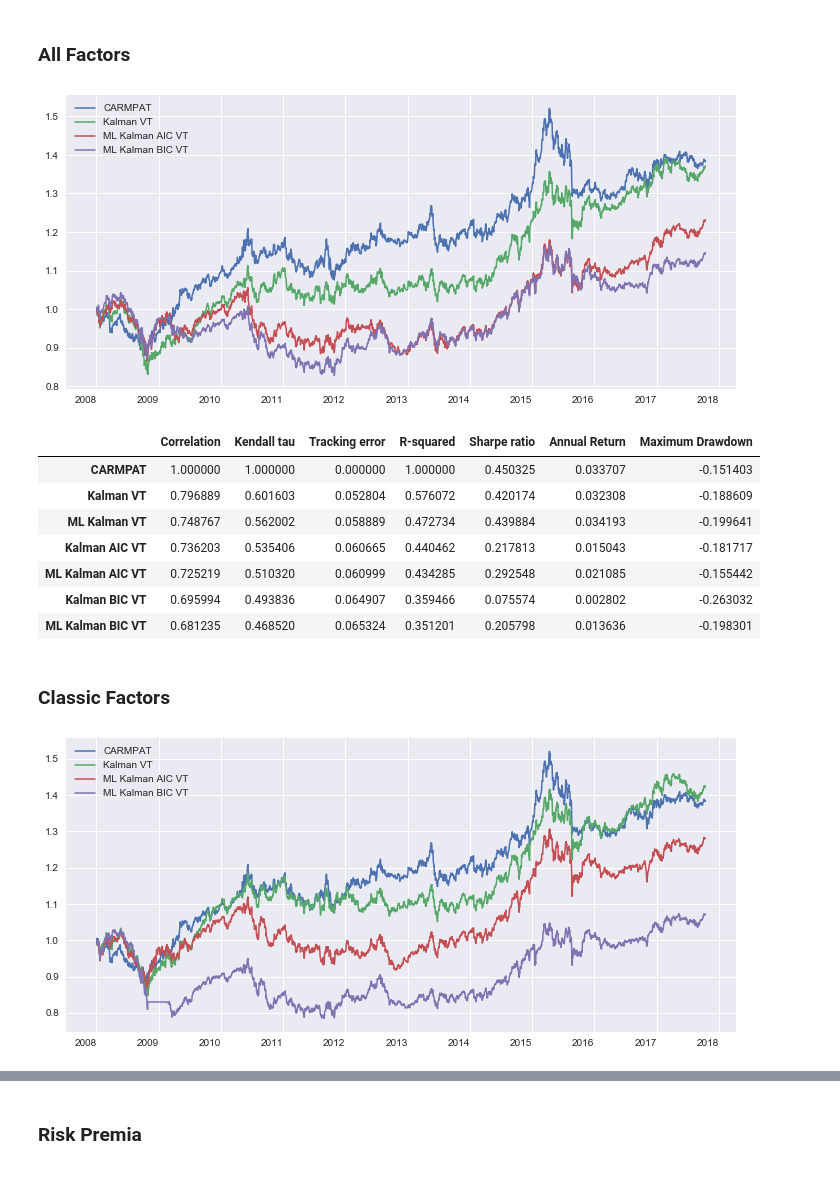
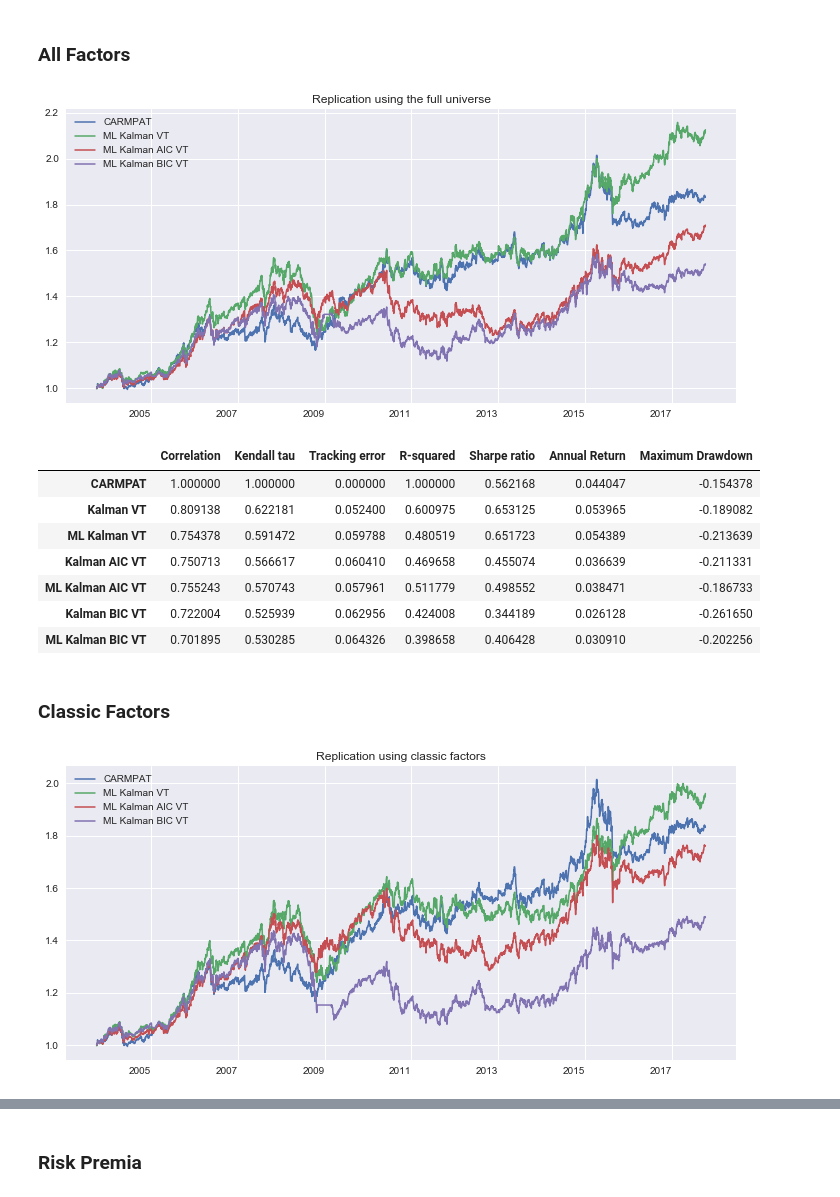
Before and after one commit to gwigniolle/Hedge-Fund-Replication, a Jupyter notebook: Replication CARMPAT Universe Impact.ipynb, the cells around one changed output, grey strips where cells are left out. Saved outputs shown, nothing was run; the diff lists cells and outputs as text; code cells hidden in the pictures.

Commit message:
new replications

```diff
--- a/Replication CARMPAT Universe Impact.ipynb
+++ b/Replication CARMPAT Universe Impact.ipynb
@@ -231,37 +252,40 @@ Wall time: 33.7 s
 # %% [markdown]
 ### All Factors
 # %%
-df_res_voladj = df_res_voladj.loc['2008':'2017-10-13']
+start = '2003'
+df_res_voladj = df_res_voladj.dropna().loc[start:'2017-10-13']
 df_res_voladj = (df_res_voladj / df_res_voladj.iloc[0])
-df_res_voladj[[fund_name, 'Kalman VT', 'ML Kalman AIC VT', 'ML Kalman BIC VT']].plot(figsize=(12,6), rot=0, linewidth=1.5)
+df_res_voladj[[fund_name, 'ML Kalman VT', 'ML Kalman AIC VT', 'ML Kalman BIC VT']].plot(figsize=(12,6), rot=0, linewidth=1.5,
+                                                                        title='Replication using the full universe')
 df_res_volperfadj = df_res_voladj[[fund_name]].copy()
 temp = df_res_voladj.drop(fund_name, axis=1)
 df_res_volperfadj[temp.columns]= make_ER(temp, 2 + 0 * US_rate)
 # %% [output]
-[figure, old version]
+[figure, new version]
 # %%
 df_stat_vol = replication_stats(df_res_voladj, fund_name=fund_name)
 df_stat_vol
 # %% [output]
 |  | Correlation | Kendall tau | Tracking error | R-squared | Sharpe ratio | Annual Return | Maximum Drawdown |
-| CARMPAT | 1.000000 | 1.000000 | 0.000000 | 1.000000 | 0.450325 | 0.033707 | -0.151403 |
-| Kalman VT | 0.796889 | 0.601603 | 0.052804 | 0.576072 | 0.420174 | 0.032308 | -0.188609 |
-| ML Kalman VT | 0.748767 | 0.562002 | 0.058889 | 0.472734 | 0.439884 | 0.034193 | -0.199641 |
-| Kalman AIC VT | 0.736203 | 0.535406 | 0.060665 | 0.440462 | 0.217813 | 0.015043 | -0.181717 |
-| ML Kalman AIC VT | 0.725219 | 0.510320 | 0.060999 | 0.434285 | 0.292548 | 0.021085 | -0.155442 |
-| Kalman BIC VT | 0.695994 | 0.493836 | 0.064907 | 0.359466 | 0.075574 | 0.002802 | -0.263032 |
-| ML Kalman BIC VT | 0.681235 | 0.468520 | 0.065324 | 0.351201 | 0.205798 | 0.013636 | -0.198301 |
+| CARMPAT | 1.000000 | 1.000000 | 0.000000 | 1.000000 | 0.562168 | 0.044047 | -0.154378 |
+| Kalman VT | 0.809138 | 0.622181 | 0.052400 | 0.600975 | 0.653125 | 0.053965 | -0.189082 |
+| ML Kalman VT | 0.754378 | 0.591472 | 0.059788 | 0.480519 | 0.651723 | 0.054389 | -0.213639 |
+| Kalman AIC VT | 0.750713 | 0.566617 | 0.060410 | 0.469658 | 0.455074 | 0.036639 | -0.211331 |
+| ML Kalman AIC VT | 0.755243 | 0.570743 | 0.057961 | 0.511779 | 0.498552 | 0.038471 | -0.186733 |
+| Kalman BIC VT | 0.722004 | 0.525939 | 0.062956 | 0.424008 | 0.344189 | 0.026128 | -0.261650 |
+| ML Kalman BIC VT | 0.701895 | 0.530285 | 0.064326 | 0.398658 | 0.406428 | 0.030910 | -0.202256 |
 # %% [markdown]
 ### Classic Factors
 # %%
-df_res_voladj_fut = df_res_voladj_fut.loc['2008':'2017-10-13']
+df_res_voladj_fut = df_res_voladj_fut.dropna().loc[start:'2017-10-13']
 df_res_voladj_fut = (df_res_voladj_fut / df_res_voladj_fut.iloc[0])
-df_res_voladj_fut[[fund_name, 'Kalman VT', 'ML Kalman AIC VT', 'ML Kalman BIC VT']].plot(figsize=(12,6), rot=0, linewidth=1.5)
+df_res_voladj_fut[[fund_name, 'ML Kalman VT', 'ML Kalman AIC VT', 'ML Kalman BIC VT']].plot(figsize=(12,6), rot=0, linewidth=1.5,
+                                                                        title='Replication using classic factors')
 df_res_volperfadj_fut = df_res_voladj_fut[[fund_name]].copy()
 temp = df_res_voladj_fut.drop(fund_name, axis=1)
 df_res_volperfadj_fut[temp.columns]= make_ER(temp, 2 + 0 * US_rate)
 # %% [output]
-[figure, old version]
+[figure, new version]
 # %%
 df_stat_vol_fut = replication_stats(df_res_voladj_fut, fund_name=fund_name)
 df_stat_vol_fut
```
Also changed, not shown: parts of 15 cells of this notebook, 4 other files.
